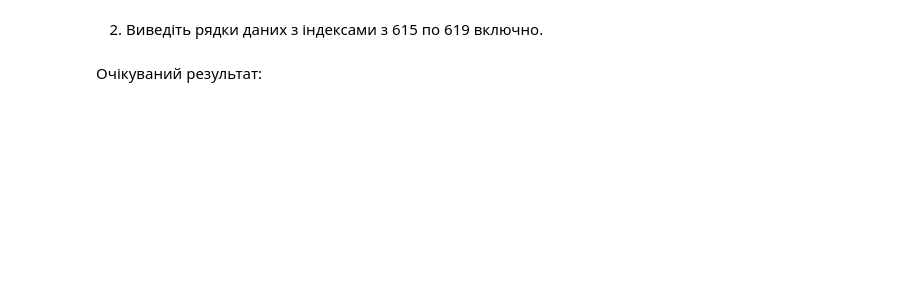
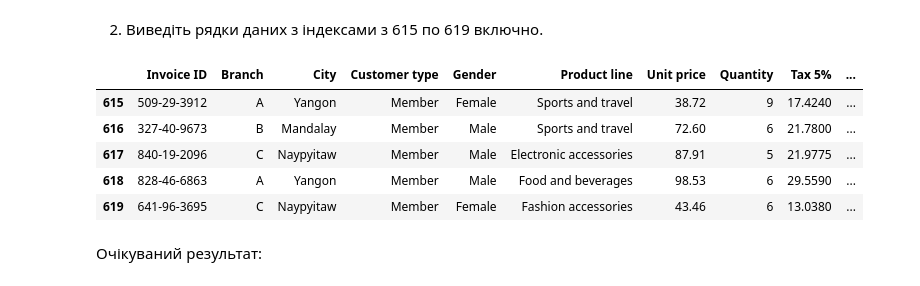
Before and after one commit to zaporozhetsalena/My-first-project, a Jupyter notebook: hw_10_2_Основи_роботи_з_даними_у_Pandas.ipynb, the cells around one changed output. Drawn from its saved outputs; the diff is of its cells as text; code cells hidden in the pictures; blank space fills up the shorter version.

```diff
--- a/hw_10_2_Основи_роботи_з_даними_у_Pandas.ipynb
+++ b/hw_10_2_Основи_роботи_з_даними_у_Pandas.ipynb
@@ -9,3 +18,5 @@
 # %%
 import pandas as pd
+# %%
+df = pd.read_csv("drive/MyDrive/hometasks/supermarket_sales.csv")
 # %% [markdown]
@@ -16,6 +43,15 @@ import pandas as pd
 ![](https://drive.google.com/uc?export=view&id=1F5XlzBOOTMsedpsYqz6NnXjIPTDe6jpx)
 # %% [markdown]
 2. Виведіть рядки даних з індексами з 615 по 619 включно.
+# %%
+df.loc[615:619]
+# %% [output]
+|  | Invoice ID | Branch | City | Customer type | Gender | Product line | Unit price | Quantity | Tax 5% | ... |
+| 615 | 509-29-3912 | A | Yangon | Member | Female | Sports and travel | 38.72 | 9 | 17.4240 | ... |
+| 616 | 327-40-9673 | B | Mandalay | Member | Male | Sports and travel | 72.60 | 6 | 21.7800 | ... |
+| 617 | 840-19-2096 | C | Naypyitaw | Member | Male | Electronic accessories | 87.91 | 5 | 21.9775 | ... |
+| 618 | 828-46-6863 | A | Yangon | Member | Male | Food and beverages | 98.53 | 6 | 29.5590 | ... |
+| 619 | 641-96-3695 | C | Naypyitaw | Member | Female | Fashion accessories | 43.46 | 6 | 13.0380 | ... |
 # %% [markdown]
 Очікуваний результат:
 # %% [markdown]
```
Also changed, not shown: parts of 18 cells of this notebook.
